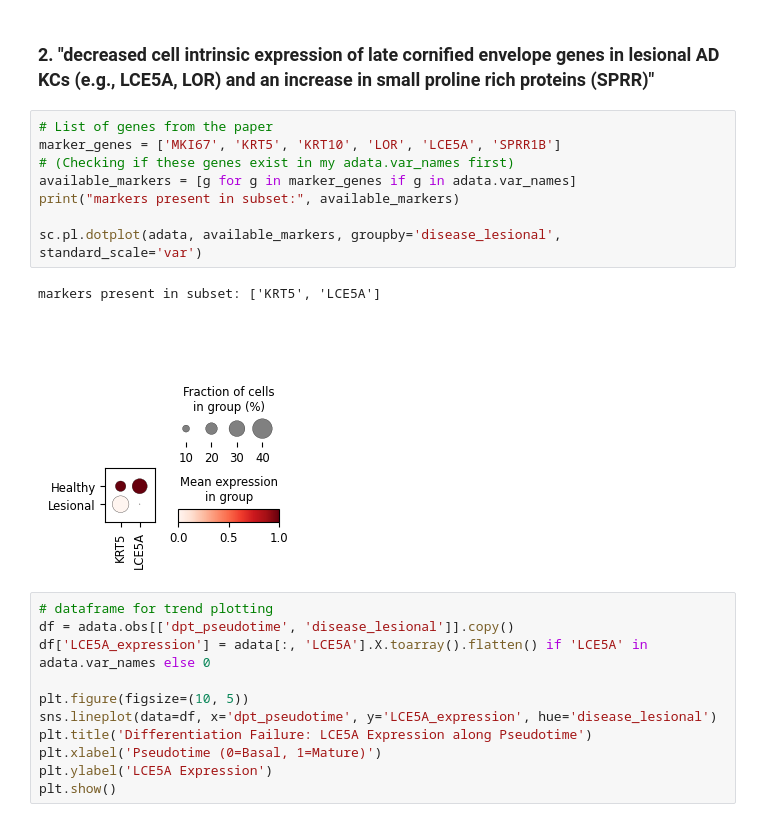
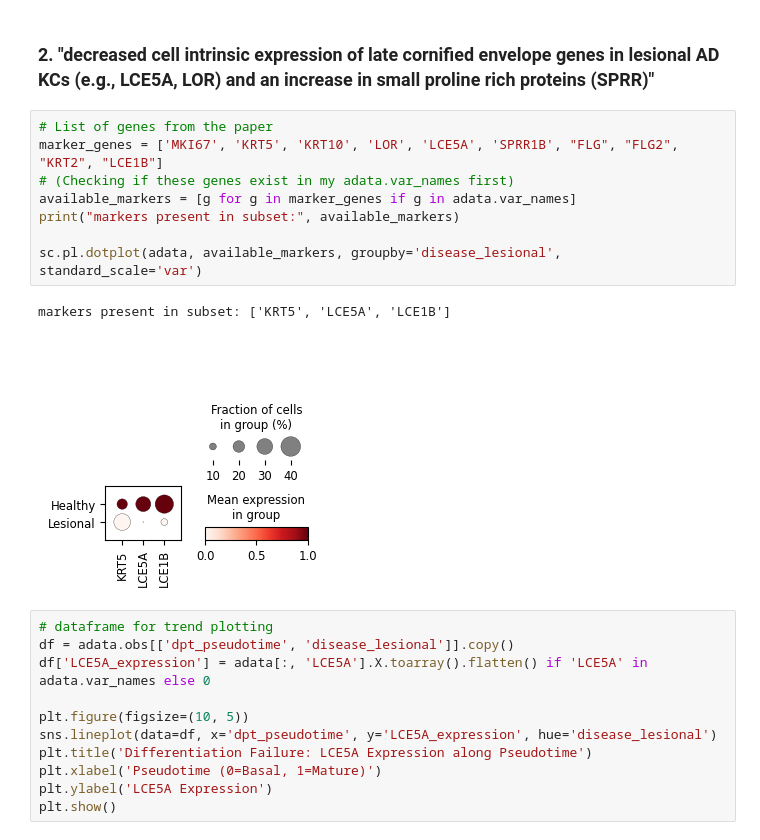
Before and after one commit to jeaminj/atopic_derm_mulitome_pilot, a Jupyter notebook: 04_downstream_analysis/pseudotime/pseudotime_testing.ipynb, the cells around one changed output. Drawn from its saved outputs; the diff is of its cells as text.

```diff
--- a/04_downstream_analysis/pseudotime/pseudotime_testing.ipynb
+++ b/04_downstream_analysis/pseudotime/pseudotime_testing.ipynb
@@ -199,15 +199,15 @@ There is a slight observable increase of lesional KC5 cells in DPT than healthy
 ### 2. "decreased cell intrinsic expression of late cornified envelope genes in lesional AD KCs (e.g., LCE5A, LOR) and an increase in small proline rich proteins (SPRR)"
 # %%
 # List of genes from the paper
-marker_genes = ['MKI67', 'KRT5', 'KRT10', 'LOR', 'LCE5A', 'SPRR1B']
+marker_genes = ['MKI67', 'KRT5', 'KRT10', 'LOR', 'LCE5A', 'SPRR1B', "FLG", "FLG2", "KRT2", "LCE1B"]
 # (Checking if these genes exist in my adata.var_names first)
 available_markers = [g for g in marker_genes if g in adata.var_names]
 print("markers present in subset:", available_markers)
 
 sc.pl.dotplot(adata, available_markers, groupby='disease_lesional', standard_scale='var')
 # %% [output]
-markers present in subset: ['KRT5', 'LCE5A']
+markers present in subset: ['KRT5', 'LCE5A', 'LCE1B']
-[figure, old version]
+[figure, new version]
 # %%
 # dataframe for trend plotting
 df = adata.obs[['dpt_pseudotime', 'disease_lesional']].copy()
```
Also changed, not shown: parts of 1 cell of this notebook, 3 other files.
